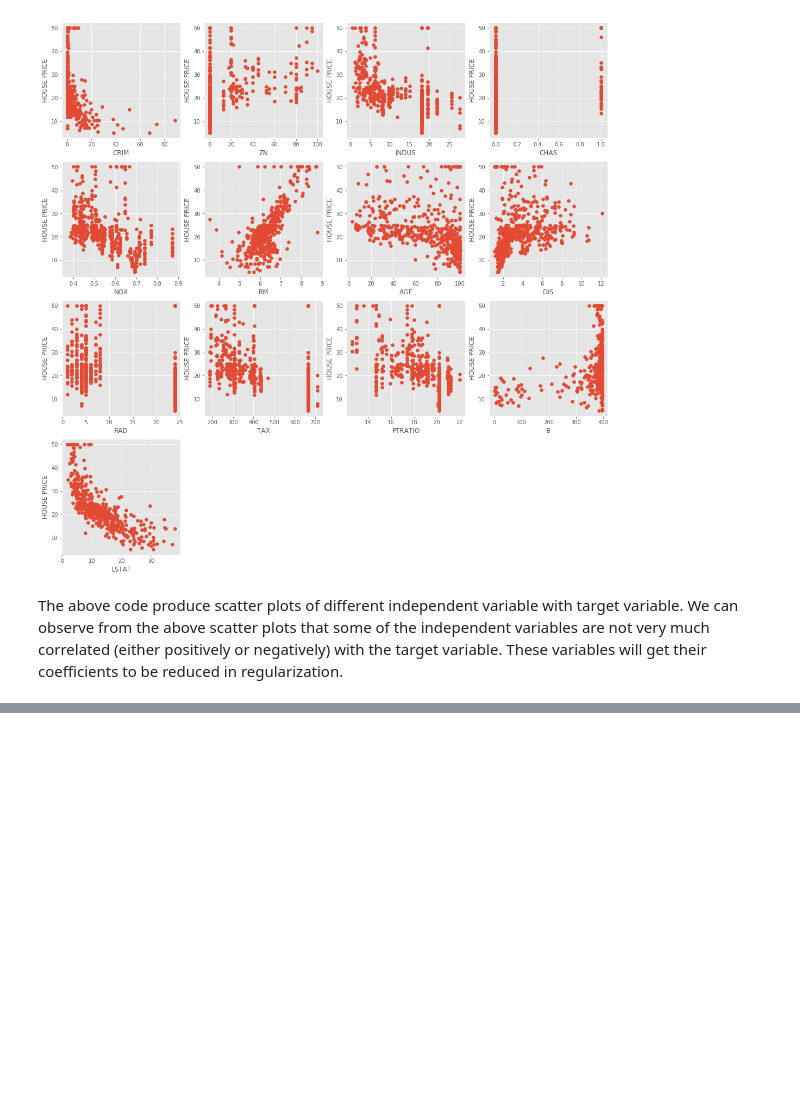
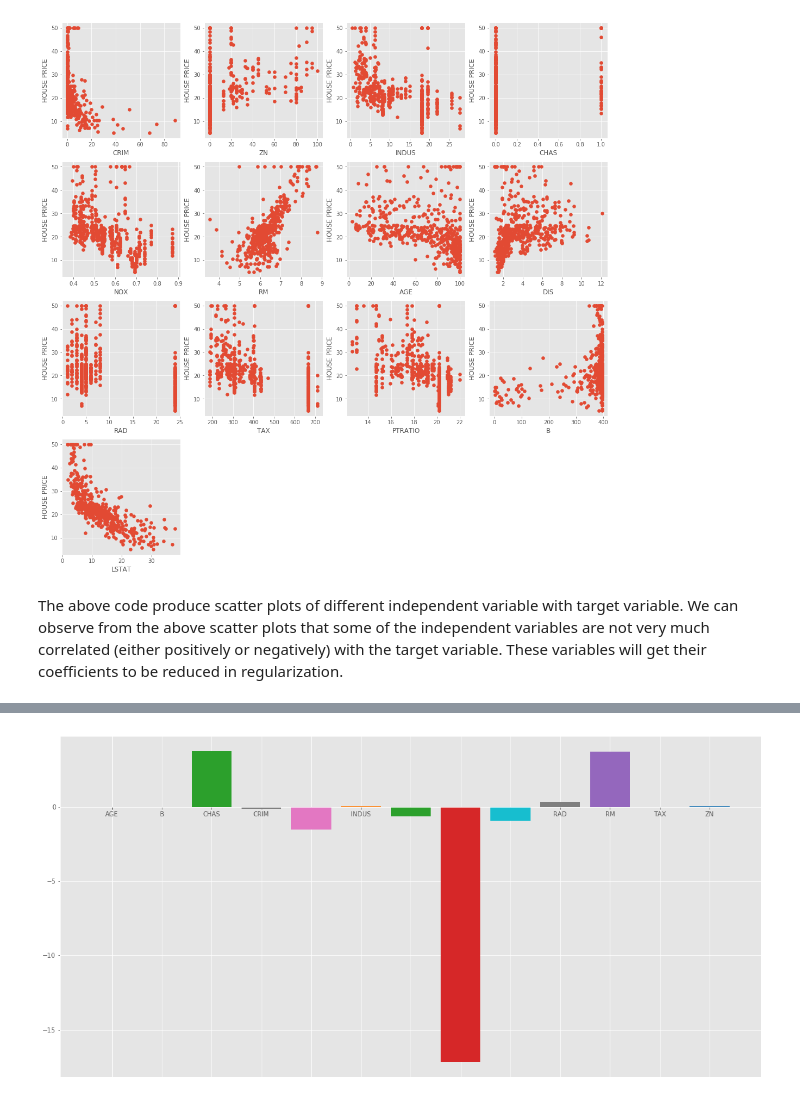
Before and after one commit to geekquad/Lasso-Ridge-Regression-and-Elastic_Net-Regularization-from-Scratch, a Jupyter notebook: Lasso_Ridge_ElasticNet.ipynb, the cells around one changed output, grey strips where cells are left out. Cells and saved outputs as stored; diff of their text form; code cells hidden in the pictures; blank space fills up the shorter version.

```diff
--- a/Lasso_Ridge_ElasticNet.ipynb
+++ b/Lasso_Ridge_ElasticNet.ipynb
@@ -47,0 +50,8 @@ We can observe from the above scatter plots that some of the independent variabl
+# %%
+boston_df = pd.DataFrame(boston_data.data)
+boston_df.columns = boston_data.feature_names
+boston_df_target = np.asarray(boston_data.target)
+boston_df['Hourse Price'] = pd.Series(boston_df_target)
+X = boston_df.iloc[:, :-1]
+Y = boston_df.iloc[:, -1]
+boston_df.head()
@@ -47,0 +65,7 @@ We can observe from the above scatter plots that some of the independent variabl
+# %%
+#splittling the data
+from sklearn.model_selection import train_test_split
+x_train, x_test, y_train, y_test = train_test_split(X, Y, test_size = 0.25)
+
+print("Shape of train data of X = % s and Y = % s "%(x_train.shape, y_train.shape))
+print("Shape of test data of X = % s and Y = % s"%(x_test.shape, y_test.shape))
@@ -47,0 +77,5 @@ We can observe from the above scatter plots that some of the independent variabl
+# %%
+from sklearn.linear_model import LinearRegression
+lreg = LinearRegression()
+lreg.fit(x_train, y_train)
+y_pred = lreg.predict(x_test)
@@ -47,0 +88,6 @@ We can observe from the above scatter plots that some of the independent variabl
+# %%
+"""putting together the coefficient and their corresponding variable names"""
+lreg_coef = pd.DataFrame()
+lreg_coef['Columns']= x_train.columns
+lreg_coef['Coefficient Estimate']= pd.Series(lreg.coef_)
+print(lreg_coef)
@@ -47,0 +109,19 @@ We can observe from the above scatter plots that some of the independent variabl
+# %%
+#plotting the coefficient score
+fig, ax = plt.subplots(figsize=(20,10))
+
+color =['tab:gray', 'tab:blue', 'tab:orange',
+'tab:green', 'tab:red', 'tab:purple', 'tab:brown',
+'tab:pink', 'tab:gray', 'tab:olive', 'tab:cyan',
+'tab:orange', 'tab:green', 'tab:blue', 'tab:olive']
+
+ax.bar(lreg_coef["Columns"],
+lreg_coef['Coefficient Estimate'],
+color = color)
+
+ax.spines['bottom'].set_position('zero')
+
+plt.style.use('ggplot')
+plt.show()
+# %% [output]
+[figure, added]
```
Also changed, not shown: parts of 6 cells of this notebook.
